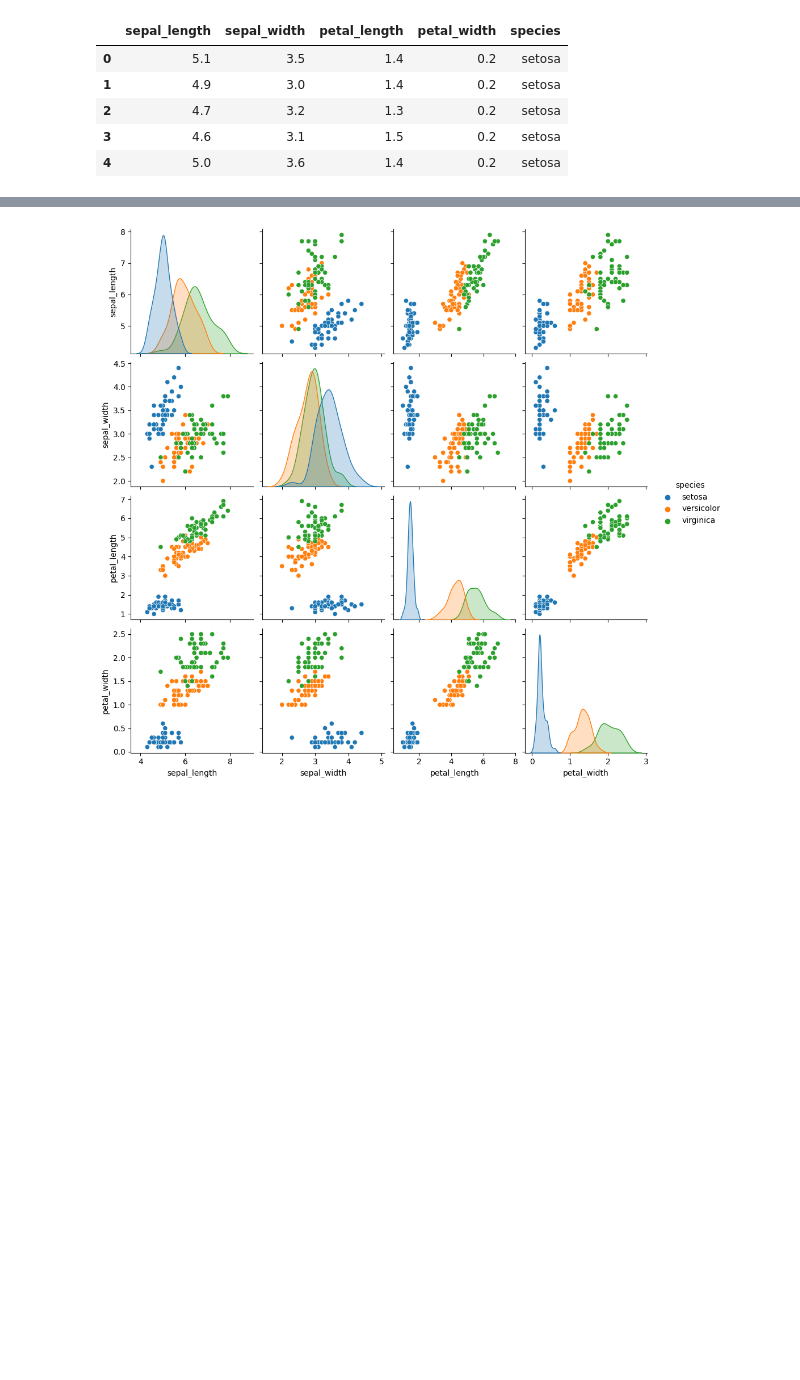
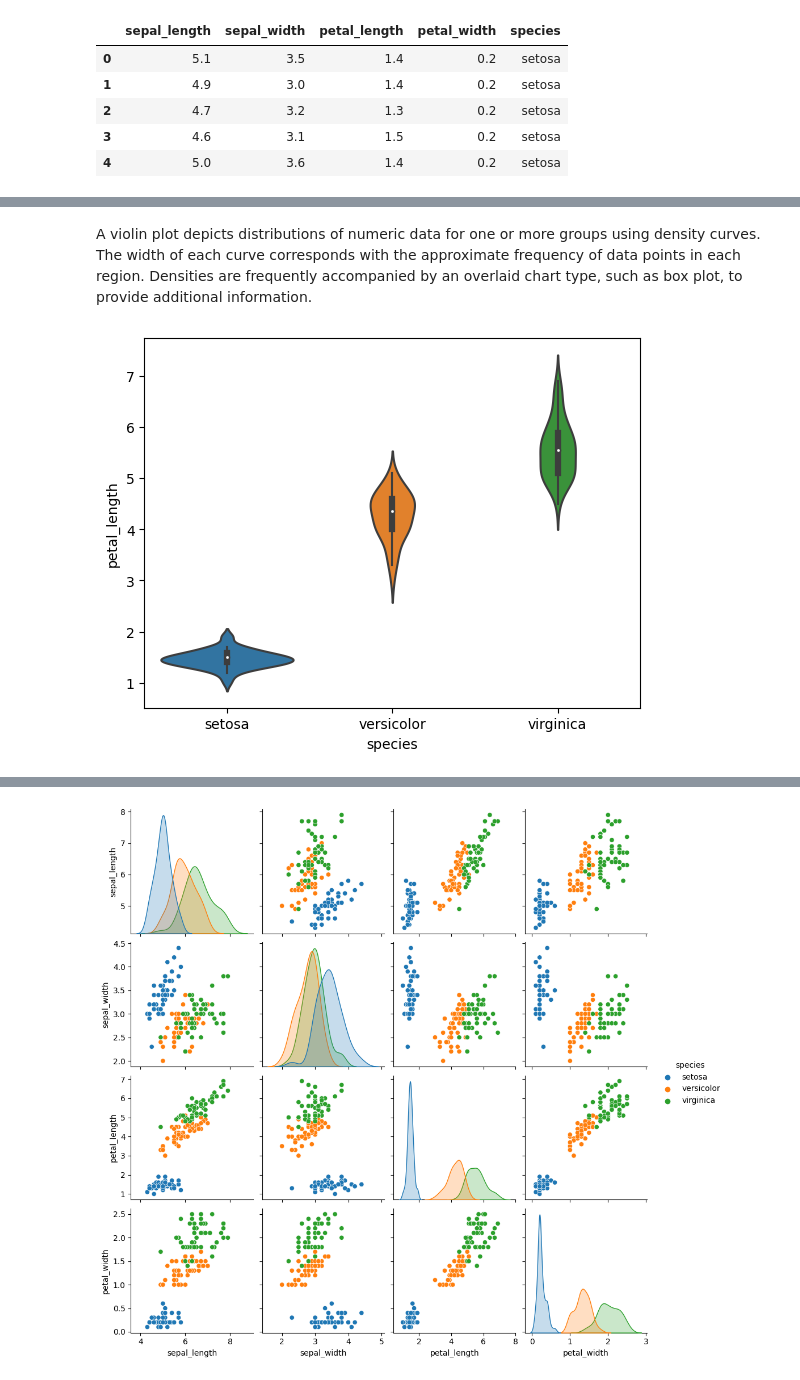
Before and after one commit to Mohit-3430/ML_GR20, a Jupyter notebook: task_04/task4.ipynb, the cells around one changed output, grey strips where cells are left out. Saved outputs shown, nothing was run; the diff lists cells and outputs as text; code cells hidden in the pictures; blank space fills up the shorter version.

```diff
--- a/task_04/task4.ipynb
+++ b/task_04/task4.ipynb
@@ -23,0 +33,7 @@ plt.show()
+# %% [markdown]
+A violin plot depicts distributions of numeric data for one or more groups using density curves. The width of each curve corresponds with the approximate frequency of data points in each region. Densities are frequently accompanied by an overlaid chart type, such as box plot, to provide additional information.
+# %%
+sns.violinplot(x="species", y="petal_length", data=df)
+plt.show()
+# %% [output]
+[figure, added]
```
Also changed, not shown: parts of 6 cells of this notebook.
